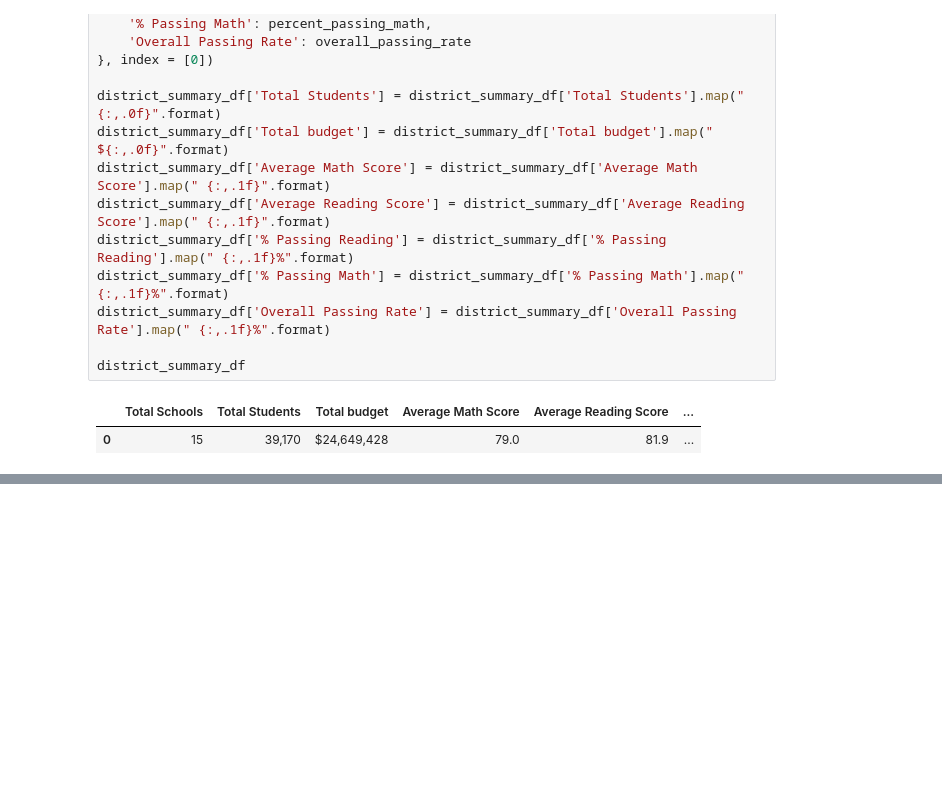
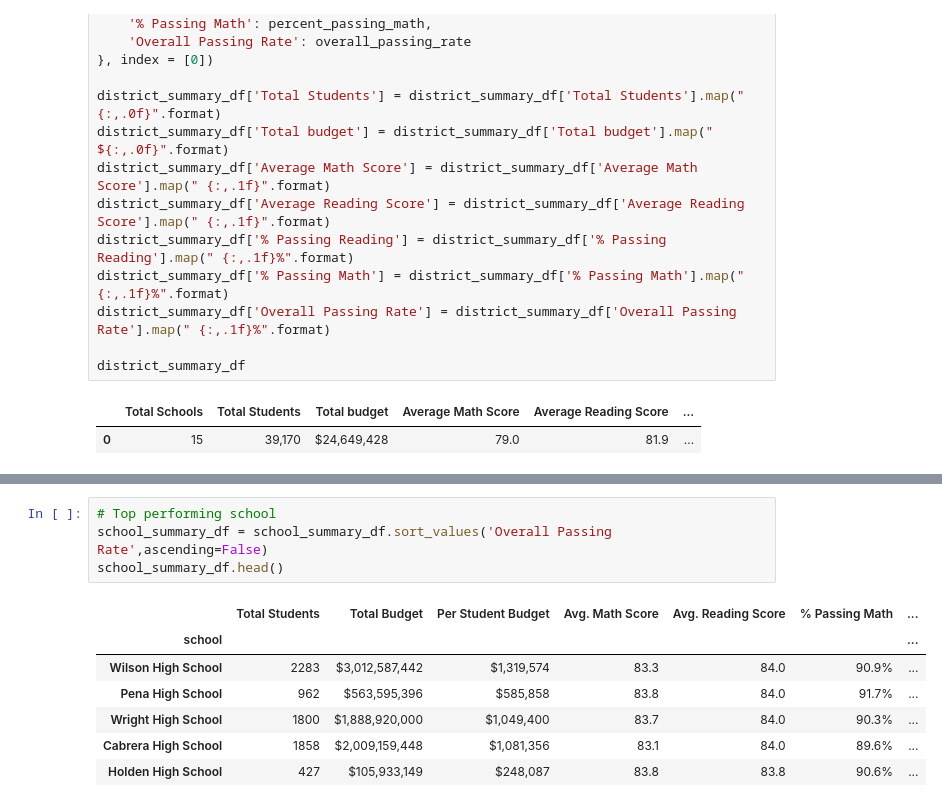
Before and after one commit to Prathamdoshi/School-District-Data-Analytics, a Jupyter notebook: School District Data Analysis.ipynb, the cells around one changed output, grey strips where cells are left out. Saved outputs shown, nothing was run; the diff lists cells and outputs as text; blank space fills up the shorter version.

```diff
--- a/School District Data Analysis.ipynb
+++ b/School District Data Analysis.ipynb
@@ -131,0 +136,12 @@ school_summary_df
+# %%
+# Top performing school
+school_summary_df = school_summary_df.sort_values('Overall Passing Rate',ascending=False)
+school_summary_df.head()
+# %% [output]
+|  | Total Students | Total Budget | Per Student Budget | Avg. Math Score | Avg. Reading Score | % Passing Math | ... |
+| school |  |  |  |  |  |  | ... |
+| Wilson High School | 2283 | $3,012,587,442 | $1,319,574 | 83.3 | 84.0 | 90.9% | ... |
+| Pena High School | 962 | $563,595,396 | $585,858 | 83.8 | 84.0 | 91.7% | ... |
+| Wright High School | 1800 | $1,888,920,000 | $1,049,400 | 83.7 | 84.0 | 90.3% | ... |
+| Cabrera High School | 1858 | $2,009,159,448 | $1,081,356 | 83.1 | 84.0 | 89.6% | ... |
+| Holden High School | 427 | $105,933,149 | $248,087 | 83.8 | 83.8 | 90.6% | ... |
```
Also changed, not shown: parts of 2 cells of this notebook.
